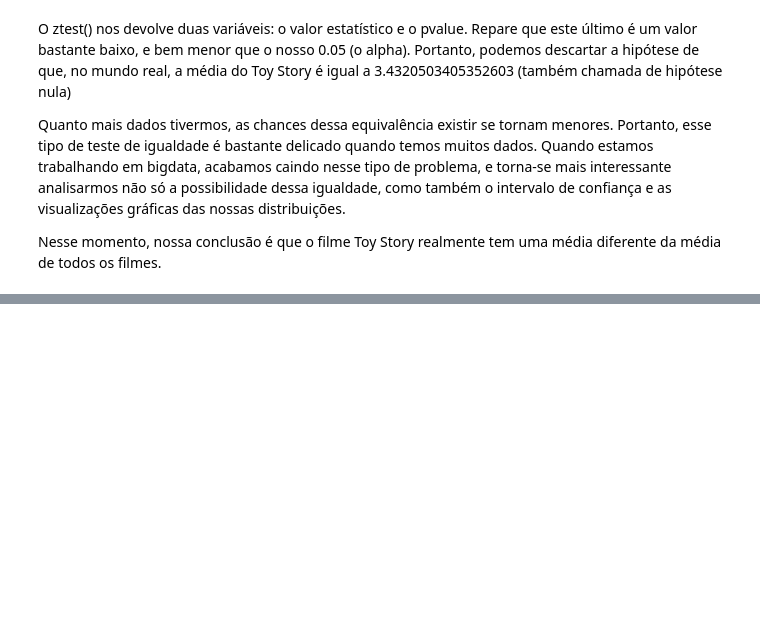
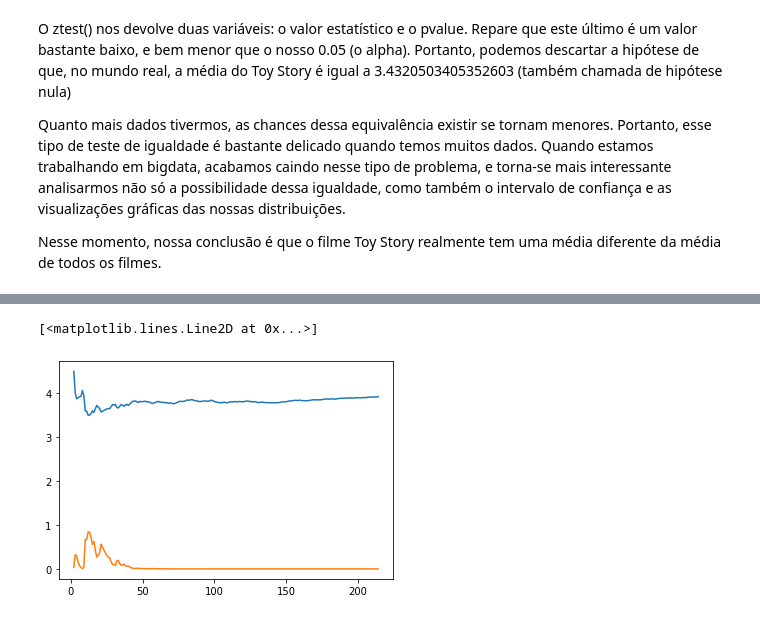
Before and after one commit to marantmir/Formacao_Data_Science, a Jupyter notebook: Data_Science_Introdução_a_Testes.ipynb, the cells around one changed output, grey strips where cells are left out. Drawn from its saved outputs; the diff is of its cells as text; code cells hidden in the pictures; blank space fills up the shorter version.

```diff
--- a/Data_Science_Introdução_a_Testes.ipynb
+++ b/Data_Science_Introdução_a_Testes.ipynb
@@ -465,0 +517,7 @@ Nesse momento, nossa conclusão é que o filme Toy Story realmente tem uma médi
+# %%
+# Além das médias, podemos plotar também a variação do p value! Faremos isso criando outra função plt.plot(), dessa vez passando as colunas 0 e 2 do nosso conjunto
+plt.plot(valores[:,0],valores[:,1])
+plt.plot(valores[:,0],valores[:,2])
+# %% [output]
+[<matplotlib.lines.Line2D at 0x...>]
+[figure, added]
```
Also changed, not shown: parts of 6 cells of this notebook.
